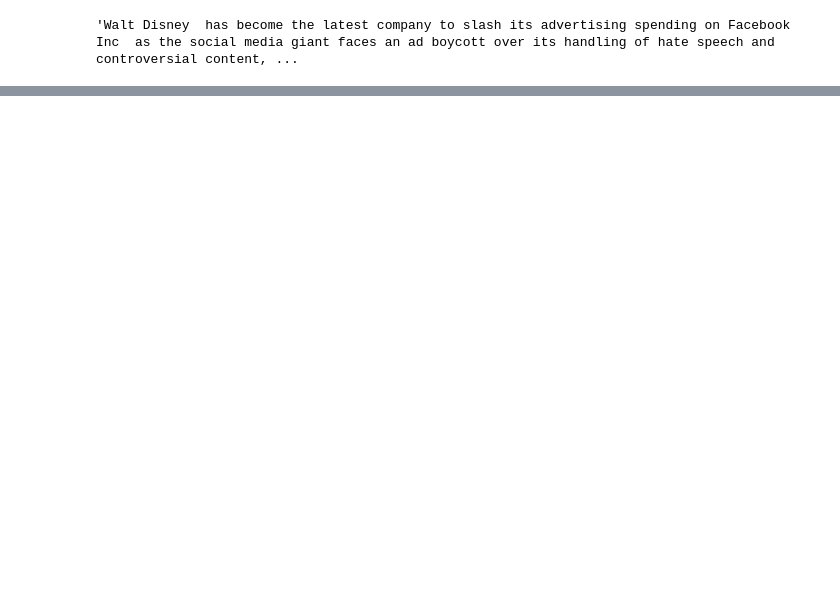
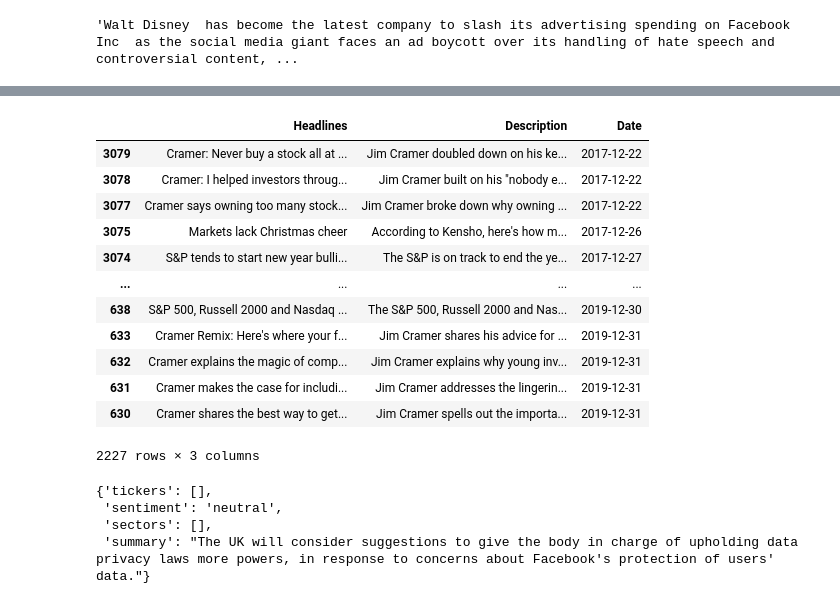
Before and after one commit to Mildsauce9/Stock-data-retrieval, a Jupyter notebook: load_news.ipynb, the cells around one changed output, grey strips where cells are left out. Cells and saved outputs as stored; diff of their text form; code cells hidden in the pictures; blank space fills up the shorter version.

Commit message:
Convert the news data into chunks and store in a json file

```diff
--- a/load_news.ipynb
+++ b/load_news.ipynb
@@ -394,0 +453,17 @@ df_reuters['Description'][1]
+# %%
+df_cnbc = df_cnbc[((df_cnbc['Date'] >= '2015-01-01') & (df_cnbc['Date'] <= '2020-01-01'))]
+df_cnbc
+# %% [output]
+|  | Headlines | Description | Date |
+| 3079 | Cramer: Never buy a stock all at ... | Jim Cramer doubled down on his ke... | 2017-12-22 |
+| 3078 | Cramer: I helped investors throug... | Jim Cramer built on his "nobody e... | 2017-12-22 |
+| 3077 | Cramer says owning too many stock... | Jim Cramer broke down why owning ... | 2017-12-22 |
+| 3075 | Markets lack Christmas cheer | According to Kensho, here's how m... | 2017-12-26 |
+| 3074 | S&P tends to start new year bulli... | The S&P is on track to end the ye... | 2017-12-27 |
+| ... | ... | ... | ... |
+| 638 | S&P 500, Russell 2000 and Nasdaq ... | The S&P 500, Russell 2000 and Nas... | 2019-12-30 |
+| 633 | Cramer Remix: Here's where your f... | Jim Cramer shares his advice for ... | 2019-12-31 |
+| 632 | Cramer explains the magic of comp... | Jim Cramer explains why young inv... | 2019-12-31 |
+| 631 | Cramer makes the case for includi... | Jim Cramer addresses the lingerin... | 2019-12-31 |
+| 630 | Cramer shares the best way to get... | Jim Cramer spells out the importa... | 2019-12-31 |
+2227 rows × 3 columns
@@ -394,0 +544,7 @@ df_reuters['Description'][1]
+# %%
+analyze_news(df_reuters['Headlines'].iloc[0], df_reuters['Description'].iloc[0])
+# %% [output]
+{'tickers': [],
+ 'sentiment': 'neutral',
+ 'sectors': [],
+ 'summary': "The UK will consider suggestions to give the body in charge of upholding data privacy laws more powers, in response to concerns about Facebook's protection of users' data."}
```
Also changed, not shown: parts of 15 cells of this notebook, 4 other files.
